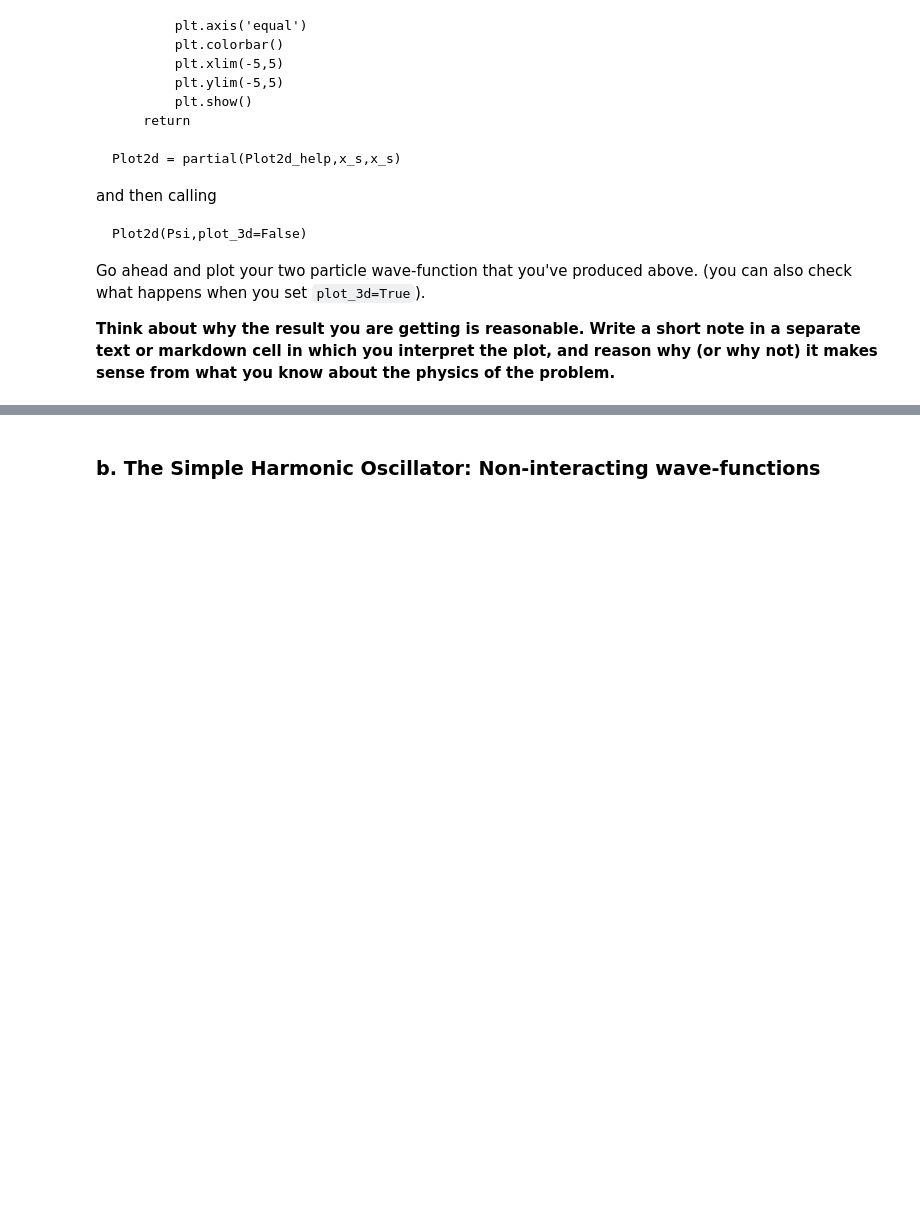
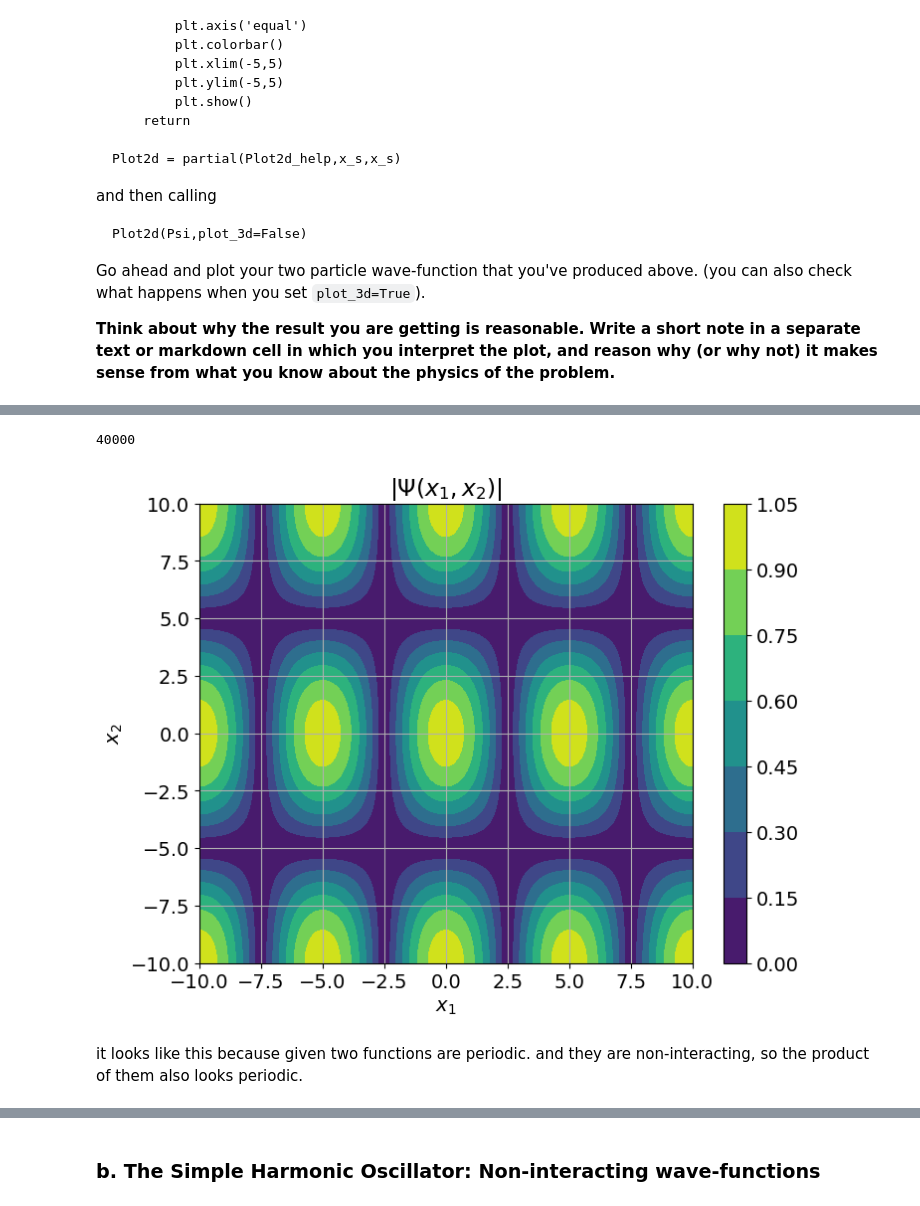
Before and after one commit to ziyanzeng/drone-firmware, a Jupyter notebook: quantum_mechanics/PerturbationTheory.ipynb, the cells around one changed output, grey strips where cells are left out. Cells and saved outputs as stored; diff of their text form; code cells hidden in the pictures; blank space fills up the shorter version.

```diff
--- a/quantum_mechanics/PerturbationTheory.ipynb
+++ b/quantum_mechanics/PerturbationTheory.ipynb
@@ -158,52 +160,41 @@ Go ahead and plot your two particle wave-function that you've produced above. (y
 # %% [markdown]
 <div><img src="https://clark.physics.illinois.edu/246img/AnsStart.svg" width=200 align=left alt="Answer (start)"></img><br></div>
 # %%
-import numpy as np
-import matplotlib.pyplot as plt
-from functools import partial
 
-# Define grid
-L = 20
-xs = np.linspace(-L/2, L/2, 200)
-
-# Define one-particle wave-functions
-phi_a = np.cos(xs * 2 * np.pi / L)
-phi_b = np.cos(xs * 4 * np.pi / L)
-
-# Compute the two-particle wave-function using the Kronecker product
 Psi = np.kron(phi_a, phi_b)
 
-# Define a helper function to plot 2D contour or 3D surface
-def Plot2d_help(xs, ys, Z, plot_3d=False):
+print(len(Psi))
+
+Psi_2D = Psi.reshape(200, 200)
+
+def plot_wavefunction(xs, ys, Z, plot_3d=False):
     X, Y = np.meshgrid(xs, ys)
-    Z = Z.reshape((len(xs), len(ys)))
 
     if plot_3d:
-        fig = plt.figure(figsize=(8, 6))
+        fig = plt.figure(figsize=(10, 7))
         ax = fig.add_subplot(111, projection='3d')
-        ax.plot_surface(X, Y, Z, cmap='viridis', edgecolor='none')
-        ax.set_xlabel('$x_1$')
-        ax.set_ylabel('$x_2$')
-        ax.set_zlabel('$\Psi(x_1, x_2)$')
-        plt.title('3D Surface Plot of Two-Particle Wavefunction')
+        ax.plot_surface(X, Y, Z, cmap='viridis')
+        ax.set_xlabel("$x_1$")
+        ax.set_ylabel("$x_2$")
+        ax.set_zlabel("$|\Psi(x_1, x_2)|$")
+        ax.set_title("3D Plot of Two-Particle Wavefunction")
         plt.show()
     else:
-        plt.figure(figsize=(6, 5))
-        plt.contourf(X, Y, Z, cmap='viridis')
-        plt.colorbar(label='$\Psi(x_1, x_2)$' if 'abs' not in Z else '$|\Psi(x_1, x_2)|^2$')
-        plt.xlabel('$x_1$')
-        plt.ylabel('$x_2$')
-        plt.title('Contour Plot of ' + ('$|\Psi(x_1, x_2)|^2$' if 'abs' in Z else '$\Psi(x_1, x_2)$'))
-        plt.xlim(-5, 5)
-        plt.ylim(-5, 5)
-        plt.axis('equal')
+        plt.figure(figsize=(8, 6))
+        contour = plt.contourf(X, Y, np.abs(Z), cmap='viridis')
+        plt.colorbar(contour)
+        plt.xlabel("$x_1$")
+        plt.ylabel("$x_2$")
+        plt.title("$|\Psi(x_1, x_2)|$")
+        plt.grid()
         plt.show()
 
-# Partial function with x-axis and y-axis values
-Plot2d = partial(Plot2d_help, xs, xs)
-
-# Plot the two-particle wave-function Ψ(x1, x2)
-Plot2d(Psi, plot_3d=False)
+plot_wavefunction(xs, xs, Psi_2D, plot_3d=False)
+# %% [output]
+40000
+[figure, added]
+# %% [markdown]
+it looks like this because given two functions are periodic. and they are non-interacting, so the product of them also looks periodic.
 # %% [markdown]
 <div><img src="https://clark.physics.illinois.edu/246img/AnsEnd.svg" width=200 align=left alt="Answer (start)"></img><br></div>
 # %% [markdown]
```
Also changed, not shown: parts of 18 cells of this notebook.
